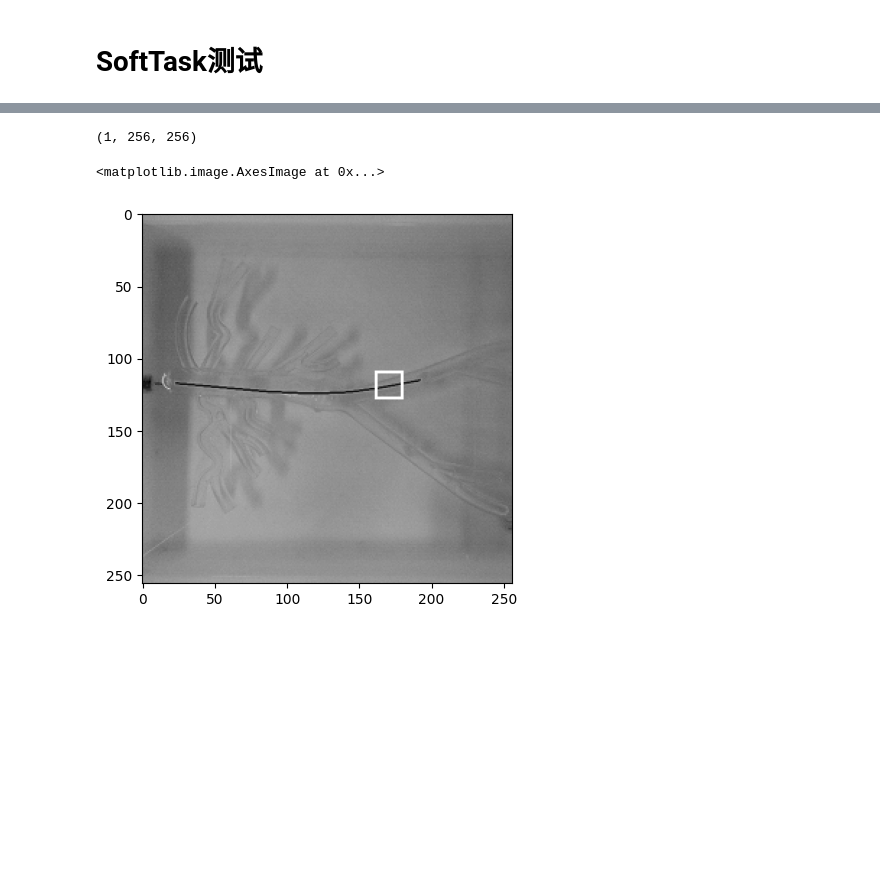
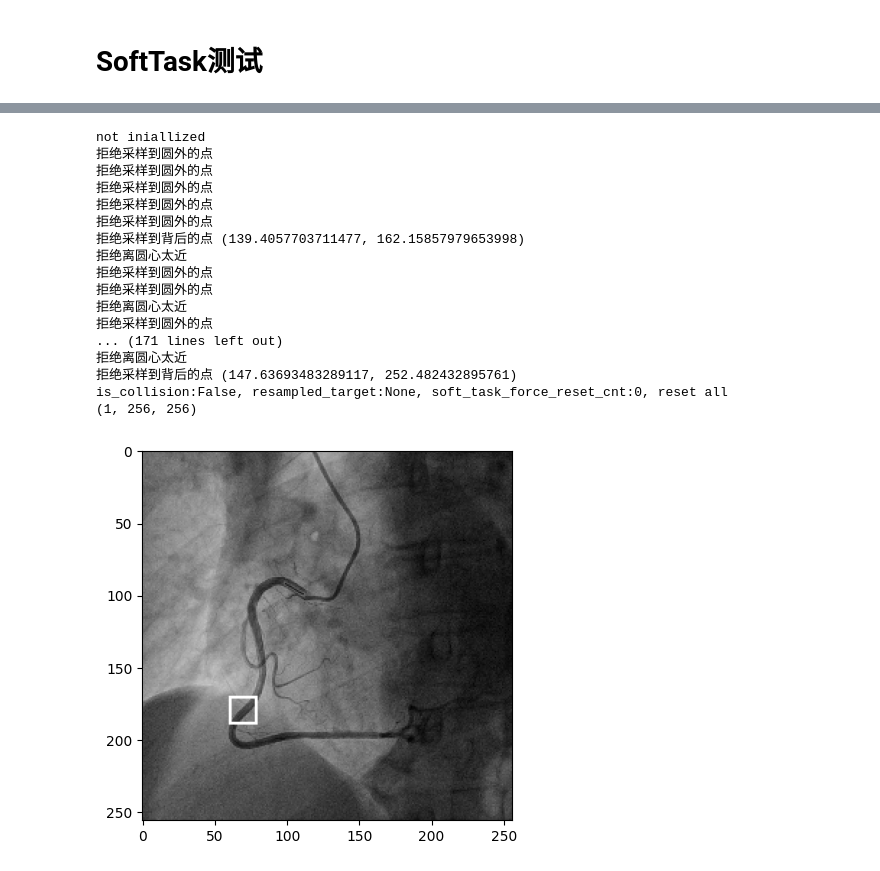
Before and after one commit to umeiko/guide-sim, a Jupyter notebook: starter.ipynb, the cells around one changed output, grey strips where cells are left out. Drawn from its saved outputs; the diff is of its cells as text; code cells hidden in the pictures; blank space fills up the shorter version.

```diff
--- a/starter.ipynb
+++ b/starter.ipynb
@@ -303,10 +321,15 @@ pygame 2.6.1 (SDL 2.28.4, Python 3.9.25)
 Hello from the pygame community. https://www.pygame.org/contribute.html
 # %%
 dataset_path = "datas/train/"
-dataset_path = "datas/plastic_tube/"
+# dataset_path = "datas/plastic_tube/"
 tasks = os.listdir(os.path.join(dataset_path, "task"))
 def _sortfunc(name:str):
     return int(name.split(".")[-2])
 tasks.sort(key=_sortfunc)
 tasks = [os.path.join(dataset_path, "task", t) for t in tasks]
-env = gs.GuidewireEnv(tasks[0])
+env = gs.GuidewireEnv(tasks[1])
+env.hyper_params.soft_task_dist = 70
+env.hyper_params.use_soft_task = True
+plt.imshow(surf_to_ndarray(env.mask_surf), cmap='gray', alpha=0.5)
+env.display.blit(env.bg_surf, (0,0))
+plt.imshow(surf_to_ndarray(env.display),   cmap='gray', alpha=0.5)
@@ -313,8 +339,25 @@ env = gs.GuidewireEnv(tasks[0])
 # %%
-img = env.reset()  # 重置环境（每次要开始交互之前必须这么做）（输入代表根据序号开启某个任务）
+
+img = env.reset(debug=True)  # 重置环境（每次要开始交互之前必须这么做）（输入代表根据序号开启某个任务）
 print(img.shape)
 plt.imshow(img[0], cmap='gray')
+plt.show()
 # %% [output]
+not iniallized
+拒绝采样到圆外的点
+拒绝采样到圆外的点
+拒绝采样到圆外的点
+拒绝采样到圆外的点
+拒绝采样到圆外的点
+拒绝采样到背后的点 (139.4057703711477, 162.15857979653998)
+拒绝离圆心太近
+拒绝采样到圆外的点
+拒绝采样到圆外的点
+拒绝离圆心太近
+拒绝采样到圆外的点
+... (171 lines left out)
+拒绝离圆心太近
+拒绝采样到背后的点 (147.63693483289117, 252.482432895761)
+is_collision:False, resampled_target:None, soft_task_force_reset_cnt:0, reset all
 (1, 256, 256)
-<matplotlib.image.AxesImage at 0x...>
-[figure, old version]
+[figure, new version]
```
Also changed, not shown: parts of 17 cells of this notebook, 4 other files.
